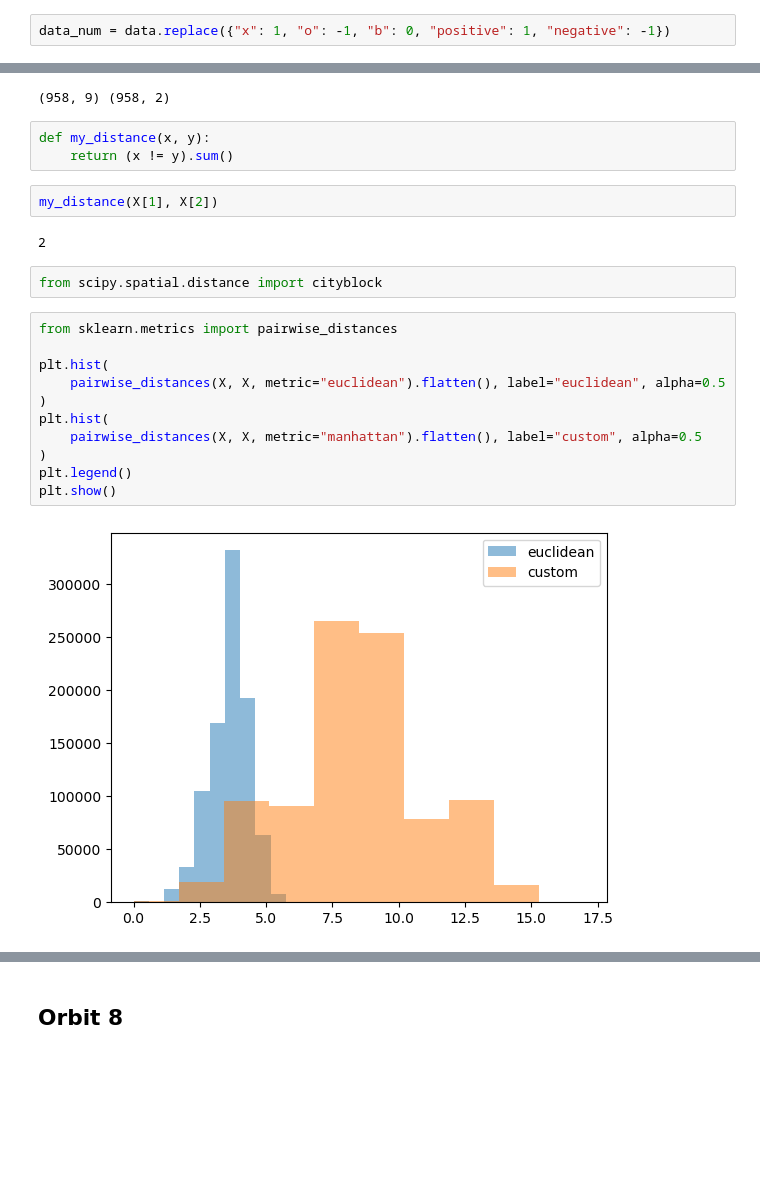
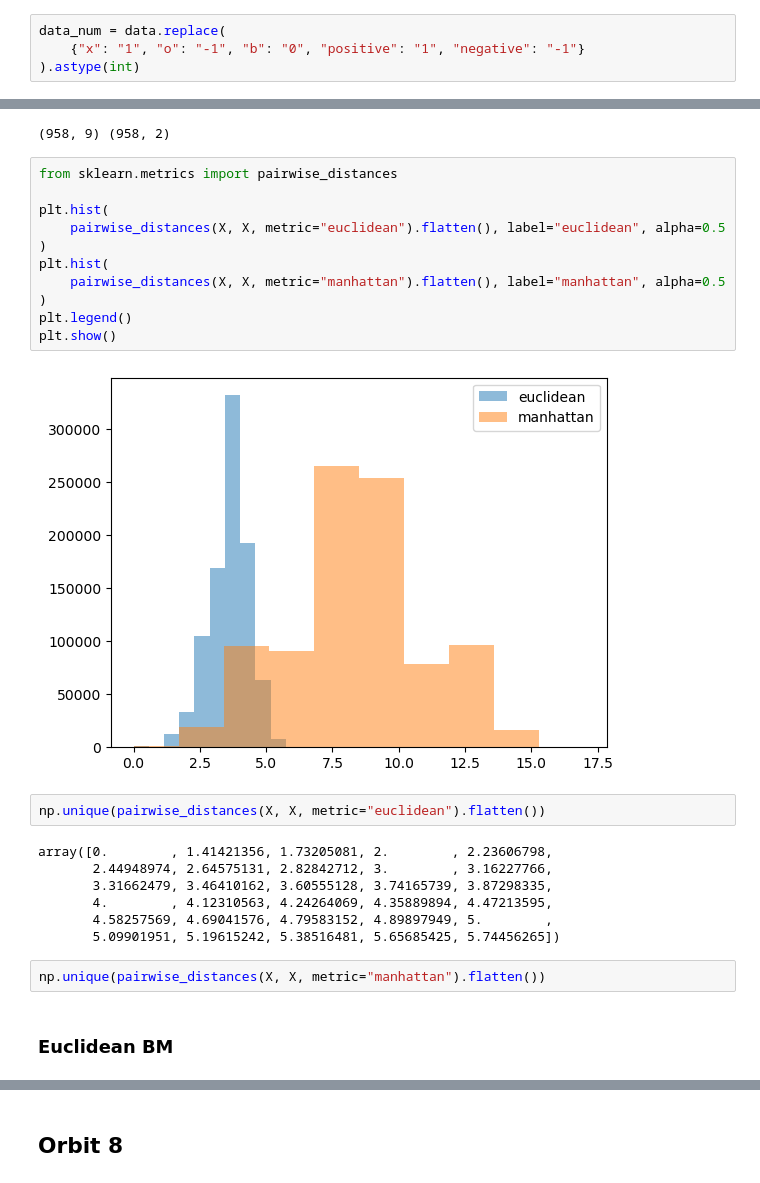
Before and after one commit to dioscuri-tda/knotsBM, a Jupyter notebook: EqBM/tictactoe_BM.ipynb, the cells around one changed output, grey strips where cells are left out. Cells and saved outputs as stored; diff of their text form; blank space fills up the shorter version.

```diff
--- a/EqBM/tictactoe_BM.ipynb
+++ b/EqBM/tictactoe_BM.ipynb
@@ -100,7 +100,9 @@ my_outcome
  0     16
 Name: count, dtype: int64
 # %%
-data_num = data.replace({"x": 1, "o": -1, "b": 0, "positive": 1, "negative": -1})
+data_num = data.replace(
+    {"x": "1", "o": "-1", "b": "0", "positive": "1", "negative": "-1"}
+).astype(int)
 # %%
 data_num
 # %% [output]
@@ -141,26 +181,30 @@ y = data_num[["my_outcome", "number_of_moves"]]
 print(X.shape, y.shape)
 # %% [output]
 (958, 9) (958, 2)
-# %%
-def my_distance(x, y):
-    return (x != y).sum()
-# %%
-my_distance(X[1], X[2])
-# %% [output]
-2
-# %%
-from scipy.spatial.distance import cityblock
 # %%
 from sklearn.metrics import pairwise_distances
 
 plt.hist(
     pairwise_distances(X, X, metric="euclidean").flatten(), label="euclidean", alpha=0.5
 )
 plt.hist(
-    pairwise_distances(X, X, metric="manhattan").flatten(), label="custom", alpha=0.5
+    pairwise_distances(X, X, metric="manhattan").flatten(), label="manhattan", alpha=0.5
 )
 plt.legend()
 plt.show()
 # %% [output]
-[figure, old version]
+[figure, new version]
+# %%
+np.unique(pairwise_distances(X, X, metric="euclidean").flatten())
+# %% [output]
+array([0.        , 1.41421356, 1.73205081, 2.        , 2.23606798,
+       2.44948974, 2.64575131, 2.82842712, 3.        , 3.16227766,
+       3.31662479, 3.46410162, 3.60555128, 3.74165739, 3.87298335,
+       4.        , 4.12310563, 4.24264069, 4.35889894, 4.47213595,
+       4.58257569, 4.69041576, 4.79583152, 4.89897949, 5.        ,
+       5.09901951, 5.19615242, 5.38516481, 5.65685425, 5.74456265])
+# %%
+np.unique(pairwise_distances(X, X, metric="manhattan").flatten())
+# %% [markdown]
+### Euclidean BM
 # %%
```
Also changed, not shown: parts of 48 cells of this notebook.
